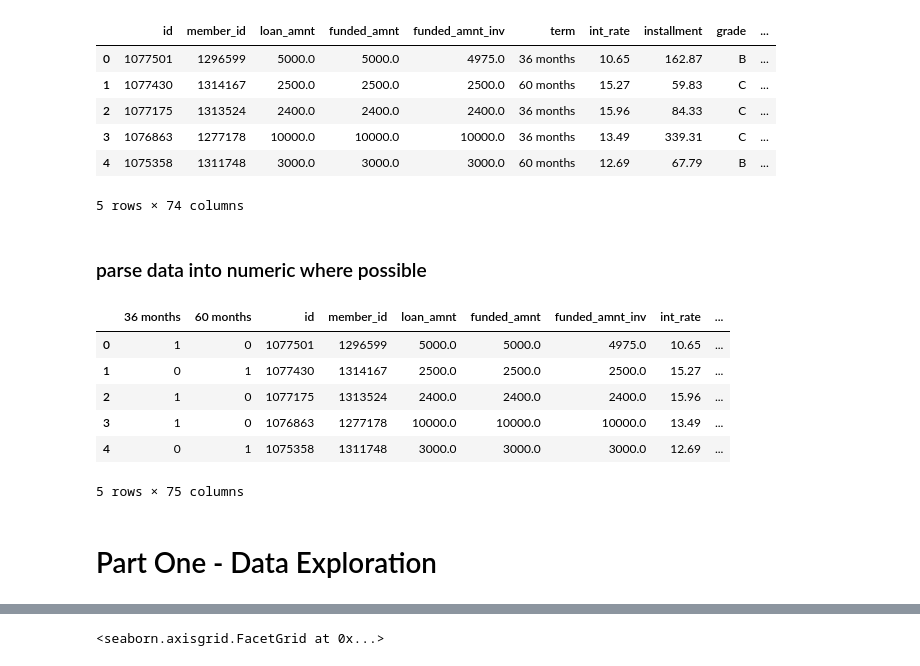
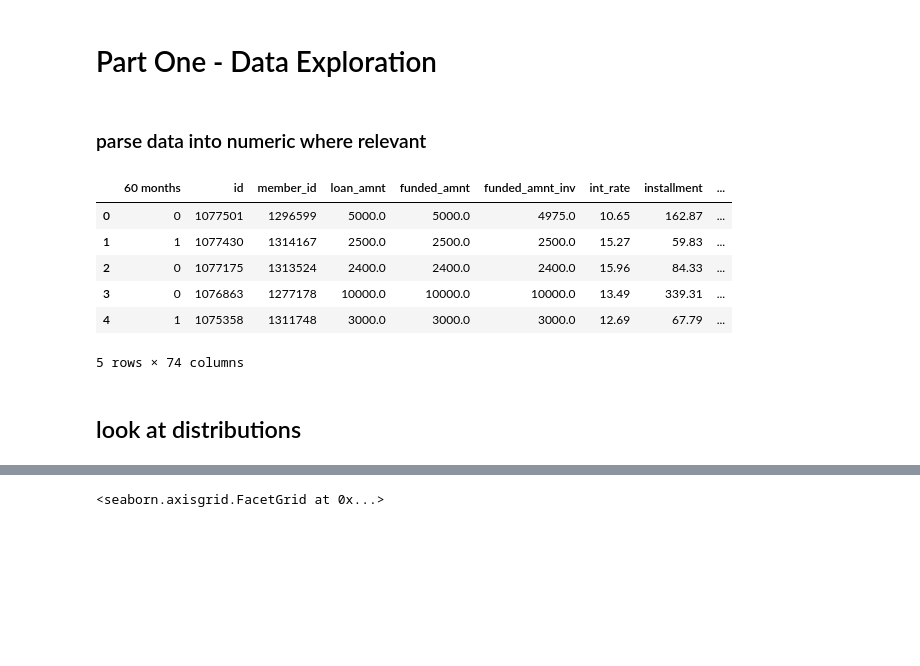
Before and after one commit to blowenstein93/DataStudy, a Jupyter notebook: Lending Club Exploration.ipynb, the cells around one changed output, grey strips where cells are left out. Drawn from its saved outputs; the diff is of its cells as text; code cells hidden in the pictures; blank space fills up the shorter version.

```diff
--- a/Lending Club Exploration.ipynb
+++ b/Lending Club Exploration.ipynb
@@ -6,34 +6,25 @@ from sklearn import linear_model
 import seaborn as sb
 # %%
 path = "./loan.csv"
-inputDf = pd.read_csv(path, ",")
+inputDf = pd.read_csv(path, sep = ",", low_memory=False)
-# %%
-#selectedCols = inputDf[["loan_amnt", "funded_amnt", "term", "int_rate", "grade", "annual_inc", "issue_d",
-#"dti", "revol_bal", "total_pymnt", "loan_status"]]
-selectedCols = inputDf
-selectedCols.head()
-# %% [output]
-|  | id | member_id | loan_amnt | funded_amnt | funded_amnt_inv | term | int_rate | installment | grade | ... |
-| 0 | 1077501 | 1296599 | 5000.0 | 5000.0 | 4975.0 | 36 months | 10.65 | 162.87 | B | ... |
-| 1 | 1077430 | 1314167 | 2500.0 | 2500.0 | 2500.0 | 60 months | 15.27 | 59.83 | C | ... |
-| 2 | 1077175 | 1313524 | 2400.0 | 2400.0 | 2400.0 | 36 months | 15.96 | 84.33 | C | ... |
-| 3 | 1076863 | 1277178 | 10000.0 | 10000.0 | 10000.0 | 36 months | 13.49 | 339.31 | C | ... |
-| 4 | 1075358 | 1311748 | 3000.0 | 3000.0 | 3000.0 | 60 months | 12.69 | 67.79 | B | ... |
-5 rows × 74 columns
+# %%
+selectedCols = inputDf.copy(deep = True)
+# %% [markdown]
+# Part One - Data Exploration
 # %% [markdown]
-### parse data into numeric where possible
+### parse data into numeric where relevant
 # %%
-termDummies = pd.get_dummies(selectedCols["term"])
+termDummies = pd.get_dummies(selectedCols["term"]).drop(columns = [" 36 months"])
 selectedCols = termDummies.join(selectedCols.drop(columns = ["term"]))
 selectedCols.head()
 # %% [output]
-|  | 36 months | 60 months | id | member_id | loan_amnt | funded_amnt | funded_amnt_inv | int_rate | ... |
-| 0 | 1 | 0 | 1077501 | 1296599 | 5000.0 | 5000.0 | 4975.0 | 10.65 | ... |
-| 1 | 0 | 1 | 1077430 | 1314167 | 2500.0 | 2500.0 | 2500.0 | 15.27 | ... |
-| 2 | 1 | 0 | 1077175 | 1313524 | 2400.0 | 2400.0 | 2400.0 | 15.96 | ... |
-| 3 | 1 | 0 | 1076863 | 1277178 | 10000.0 | 10000.0 | 10000.0 | 13.49 | ... |
-| 4 | 0 | 1 | 1075358 | 1311748 | 3000.0 | 3000.0 | 3000.0 | 12.69 | ... |
+|  | 60 months | id | member_id | loan_amnt | funded_amnt | funded_amnt_inv | int_rate | installment | ... |
+| 0 | 0 | 1077501 | 1296599 | 5000.0 | 5000.0 | 4975.0 | 10.65 | 162.87 | ... |
+| 1 | 1 | 1077430 | 1314167 | 2500.0 | 2500.0 | 2500.0 | 15.27 | 59.83 | ... |
+| 2 | 0 | 1077175 | 1313524 | 2400.0 | 2400.0 | 2400.0 | 15.96 | 84.33 | ... |
+| 3 | 0 | 1076863 | 1277178 | 10000.0 | 10000.0 | 10000.0 | 13.49 | 339.31 | ... |
+| 4 | 1 | 1075358 | 1311748 | 3000.0 | 3000.0 | 3000.0 | 12.69 | 67.79 | ... |
-5 rows × 75 columns
+5 rows × 74 columns
 # %%
 selectedCols["origYear"] = selectedCols["issue_d"].str.extract("\w{3}-(\d{4})")
 selectedCols = selectedCols.drop(columns= ["issue_d"])
@@ -42,5 +33,5 @@ typedDf = selectedCols
-# %% [markdown]
-# Part One - Data Exploration
+# %% [markdown]
+## look at distributions
 # %%
 # looking at data types
 typedDf.dtypes
```
Also changed, not shown: parts of 50 cells of this notebook, 1 other file.
